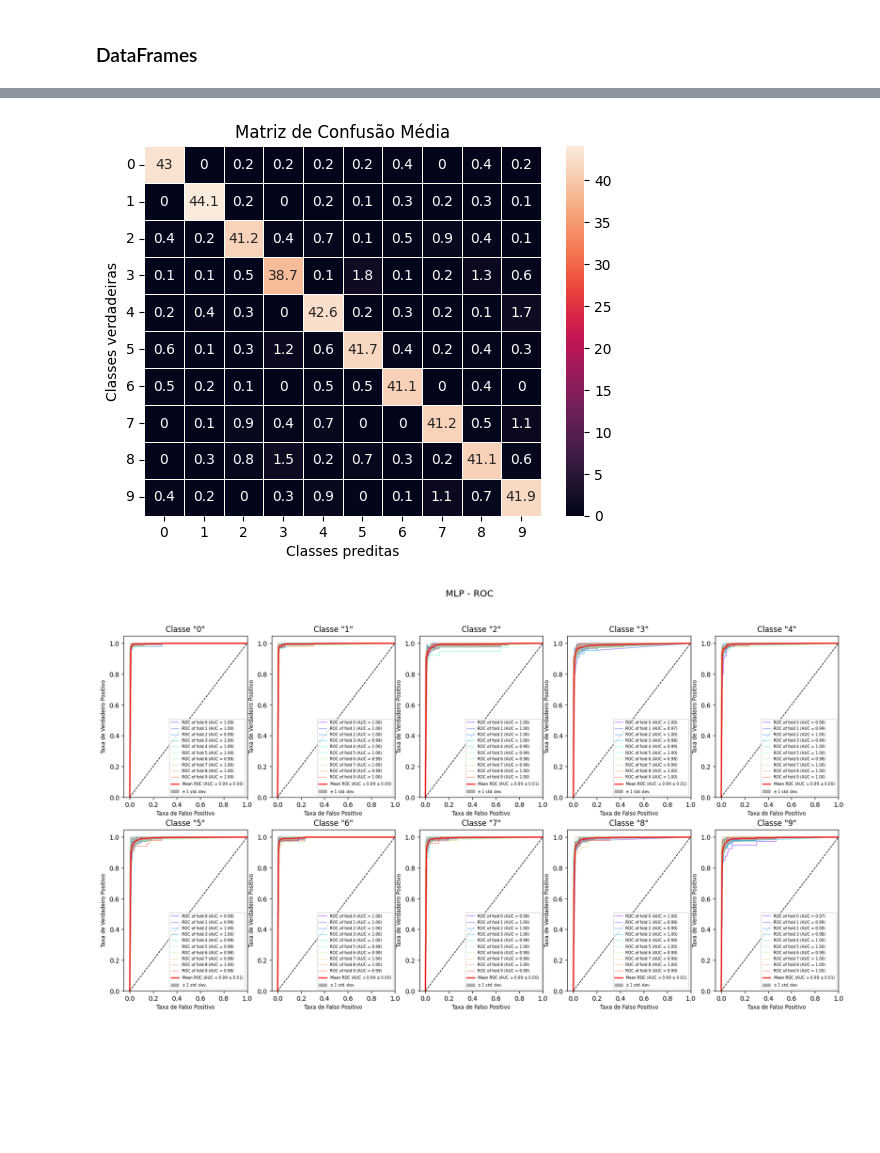
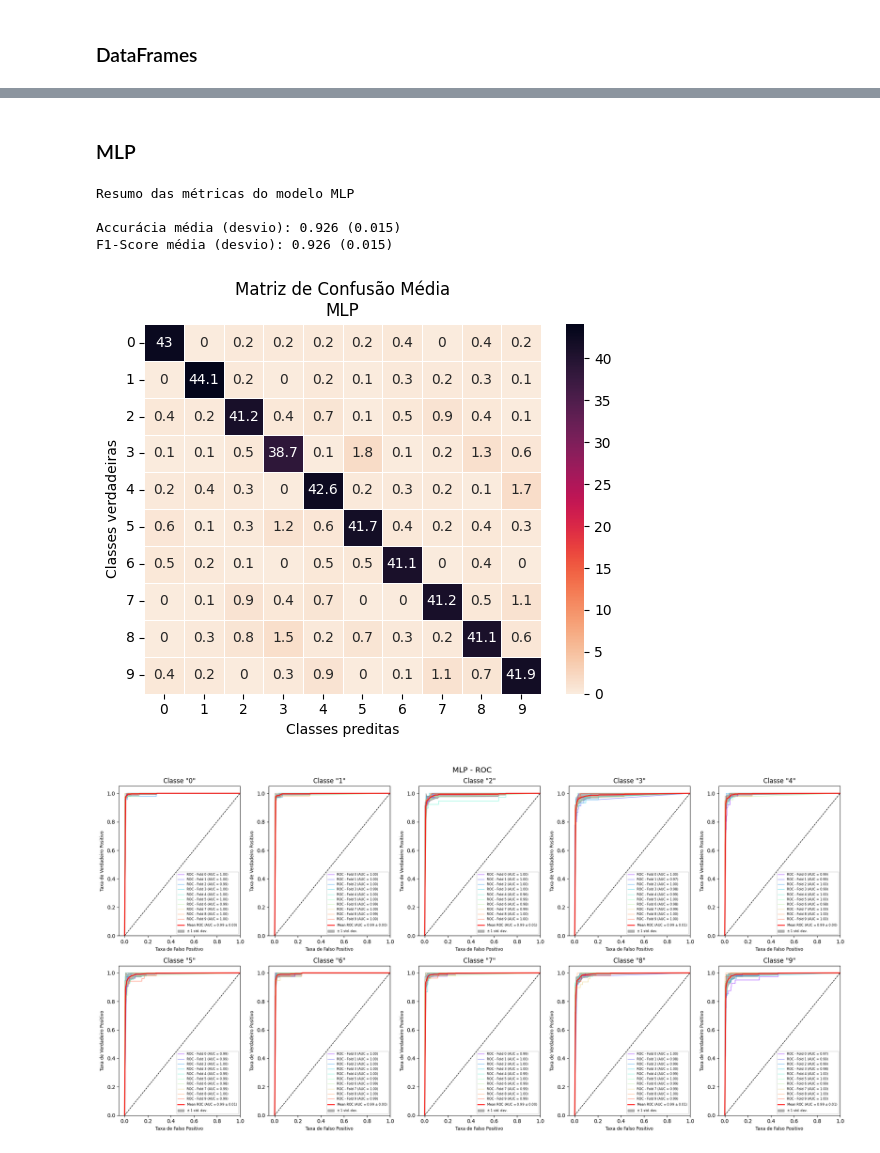
Before and after one commit to carlosgcarneiro/PESMnist, a Jupyter notebook: aed_mnist.ipynb, the cells around one changed output, grey strips where cells are left out. Saved outputs shown, nothing was run; the diff lists cells and outputs as text; code cells hidden in the pictures; blank space fills up the shorter version.

```diff
--- a/aed_mnist.ipynb
+++ b/aed_mnist.ipynb
@@ -70,6 +124,13 @@ fscore_df = pd.DataFrame(
+# %% [markdown]
+### MLP
 # %%
 mlp_results = Results('MLP', mlp_acc, mlp_f1, mlp_cm, mlp_roc, '')
 mlp_results.plot()
+mlp_results.save()
 # %% [output]
+Resumo das métricas do modelo MLP
+
+Accurácia média (desvio): 0.926 (0.015)
+F1-Score média (desvio): 0.926 (0.015)
-[figure, old version]
+[figure, new version]
-[figure, old version]
+[figure, new version]
```
Also changed, not shown: parts of 21 cells of this notebook, 9 other files.
